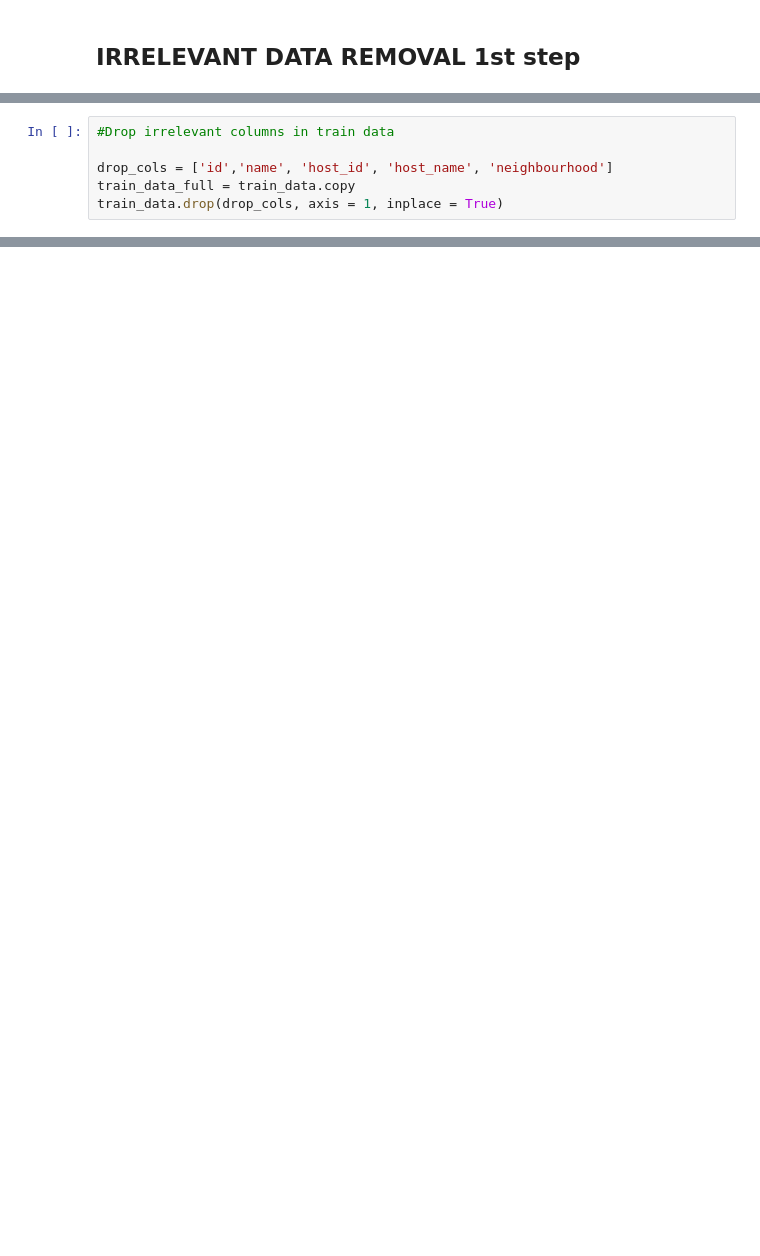
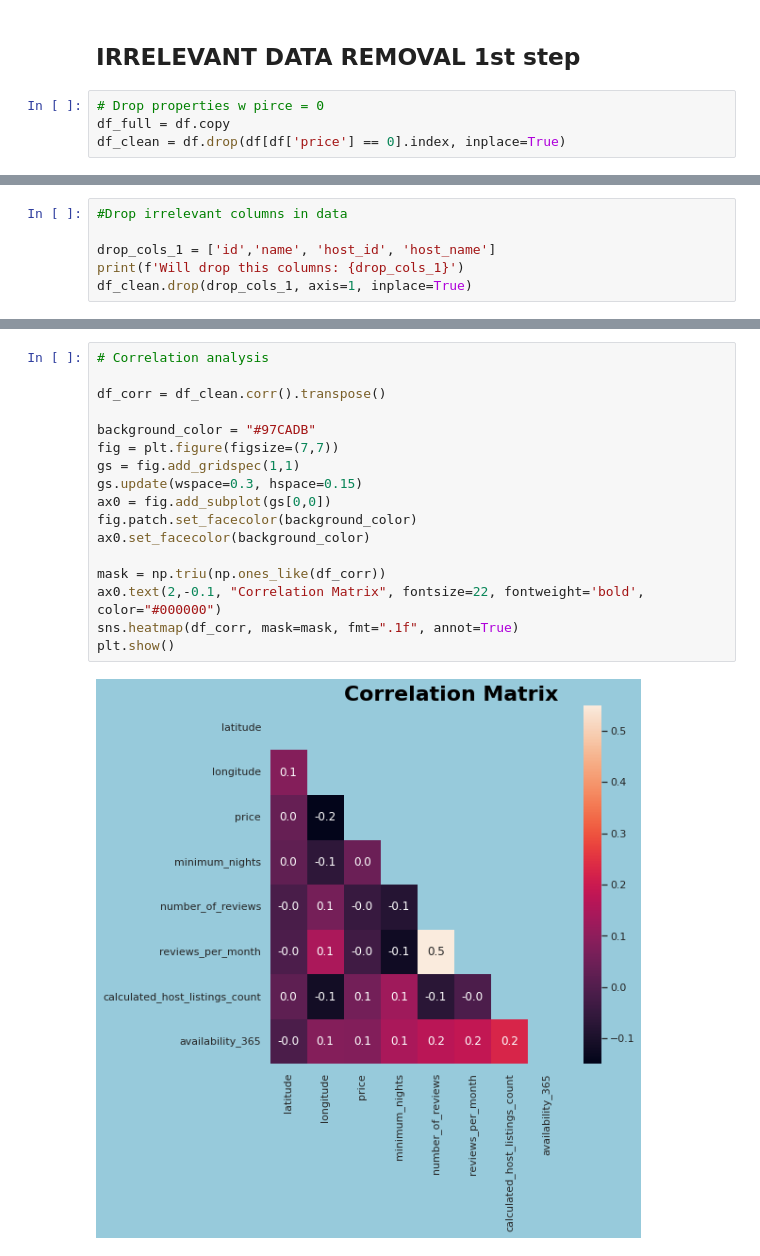
Before and after one commit to jgayosof/11.exploratory-data-analysis-proyect-tutorial, a Jupyter notebook: src/explore.ipynb, the cells around one changed output, grey strips where cells are left out. Drawn from its saved outputs; the diff is of its cells as text; blank space fills up the shorter version.

```diff
--- a/src/explore.ipynb
+++ b/src/explore.ipynb
@@ -248,2 +252,6 @@ Name: minimum_nights, Length: 109, dtype: int64
 # %% [markdown]
 ## IRRELEVANT DATA REMOVAL 1st step
+# %%
+# Drop properties w pirce = 0
+df_full = df.copy
+df_clean = df.drop(df[df['price'] == 0].index, inplace=True)
@@ -250,6 +260,6 @@ Name: minimum_nights, Length: 109, dtype: int64
 # %%
-#Drop irrelevant columns in train data
+#Drop irrelevant columns in data
 
-drop_cols = ['id','name', 'host_id', 'host_name', 'neighbourhood']
-train_data_full = train_data.copy
-train_data.drop(drop_cols, axis = 1, inplace = True)
+drop_cols_1 = ['id','name', 'host_id', 'host_name']
+print(f'Will drop this columns: {drop_cols_1}')
+df_clean.drop(drop_cols_1, axis=1, inplace=True)
@@ -268,0 +293,19 @@ len(df[df['price'] < 20])
+# %%
+# Correlation analysis
+
+df_corr = df_clean.corr().transpose()
+
+background_color = "#97CADB"
+fig = plt.figure(figsize=(7,7))
+gs = fig.add_gridspec(1,1)
+gs.update(wspace=0.3, hspace=0.15)
+ax0 = fig.add_subplot(gs[0,0])
+fig.patch.set_facecolor(background_color)
+ax0.set_facecolor(background_color)
+
+mask = np.triu(np.ones_like(df_corr))
+ax0.text(2,-0.1, "Correlation Matrix", fontsize=22, fontweight='bold', color="#000000")
+sns.heatmap(df_corr, mask=mask, fmt=".1f", annot=True)
+plt.show()
+# %% [output]
+[figure, added]
```
Also changed, not shown: parts of 26 cells of this notebook.
